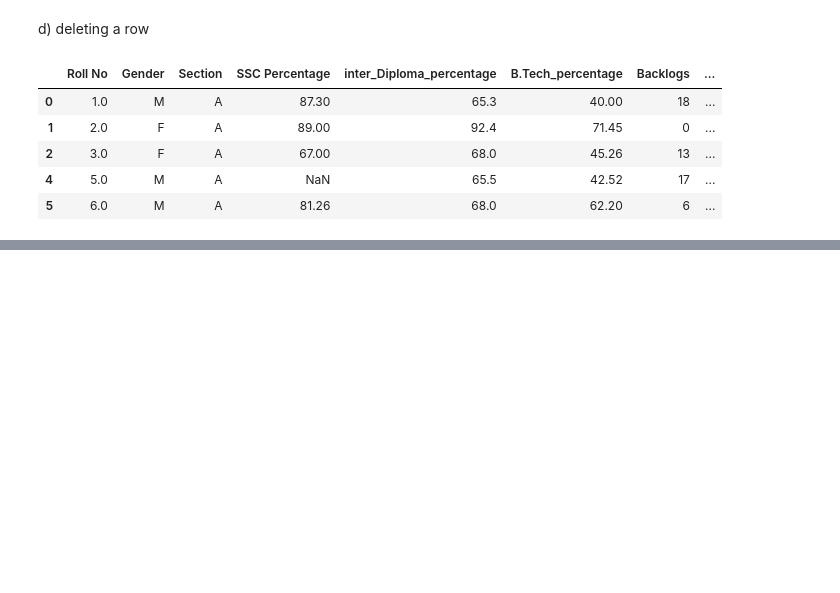
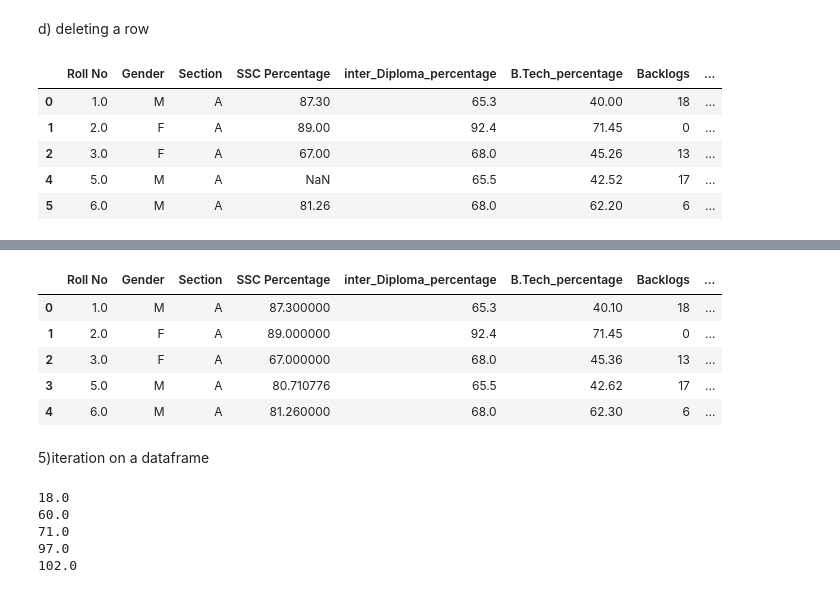
Before and after one commit to 19pa1a02a6/AI_lab, a Jupyter notebook: Untitled3.ipynb, the cells around one changed output, grey strips where cells are left out. Cells and saved outputs as stored; diff of their text form; code cells hidden in the pictures; blank space fills up the shorter version.

```diff
--- a/Untitled3.ipynb
+++ b/Untitled3.ipynb
@@ -139,0 +154,26 @@ df.head()
+# %%
+def gracep(x):
+  if (x<70):
+     return (x+0.05)
+  else:
+     return (x)
+df["B.Tech_percentage"]=df["B.Tech_percentage"].apply(gracep)
+df.head()
+# %% [output]
+|  | Roll No | Gender | Section | SSC Percentage | inter_Diploma_percentage | B.Tech_percentage | Backlogs | ... |
+| 0 | 1.0 | M | A | 87.300000 | 65.3 | 40.10 | 18 | ... |
+| 1 | 2.0 | F | A | 89.000000 | 92.4 | 71.45 | 0 | ... |
+| 2 | 3.0 | F | A | 67.000000 | 68.0 | 45.36 | 13 | ... |
+| 3 | 5.0 | M | A | 80.710776 | 65.5 | 42.62 | 17 | ... |
+| 4 | 6.0 | M | A | 81.260000 | 68.0 | 62.30 | 6 | ... |
+# %% [markdown]
+5)iteration on a dataframe
+# %%
+for index,rows in df[df["B.Tech_percentage"]>=80].iterrows():
+   print(rows["Roll No"]),"-",(rows["B.Tech_percentage"])
+# %% [output]
+18.0
+60.0
+71.0
+97.0
+102.0
```
Also changed, not shown: parts of 12 cells of this notebook.
